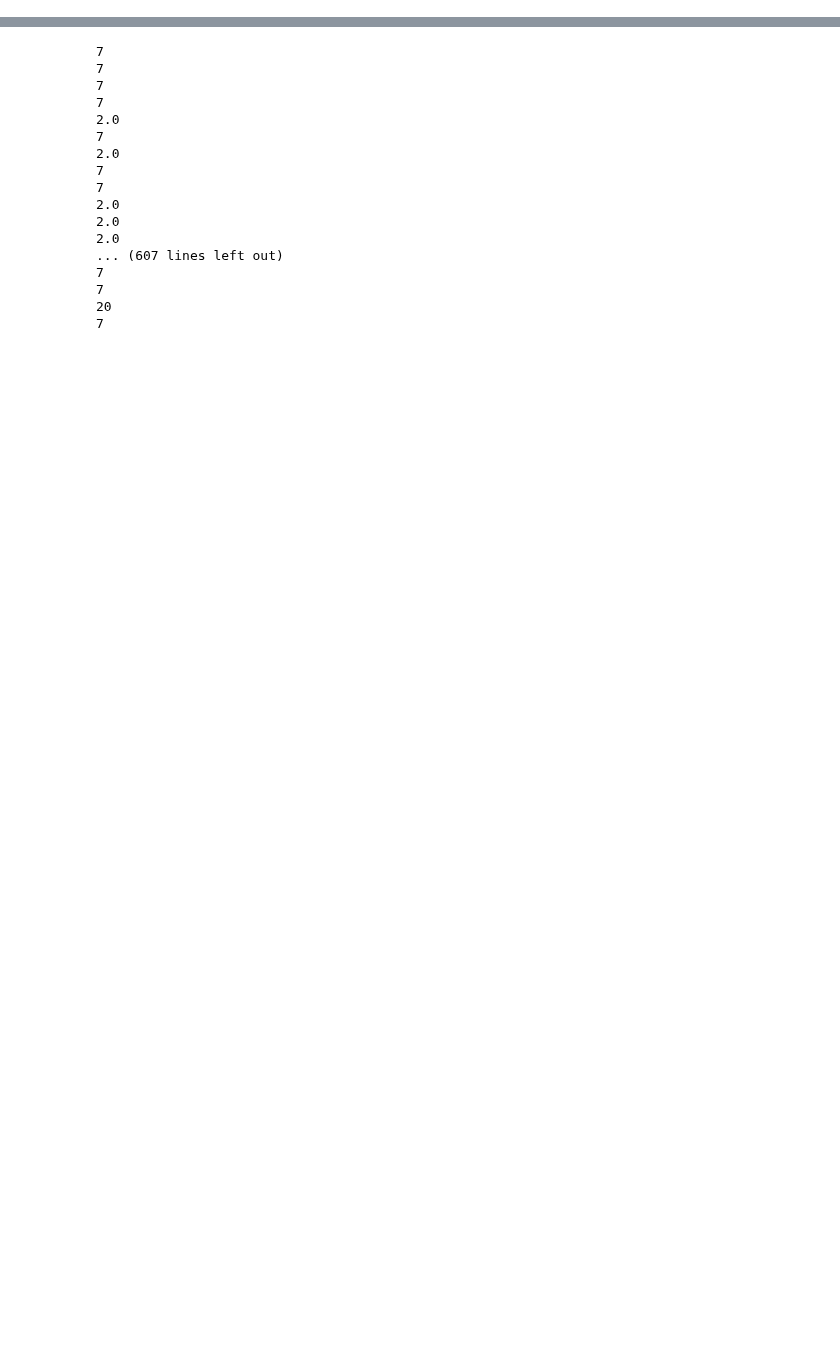
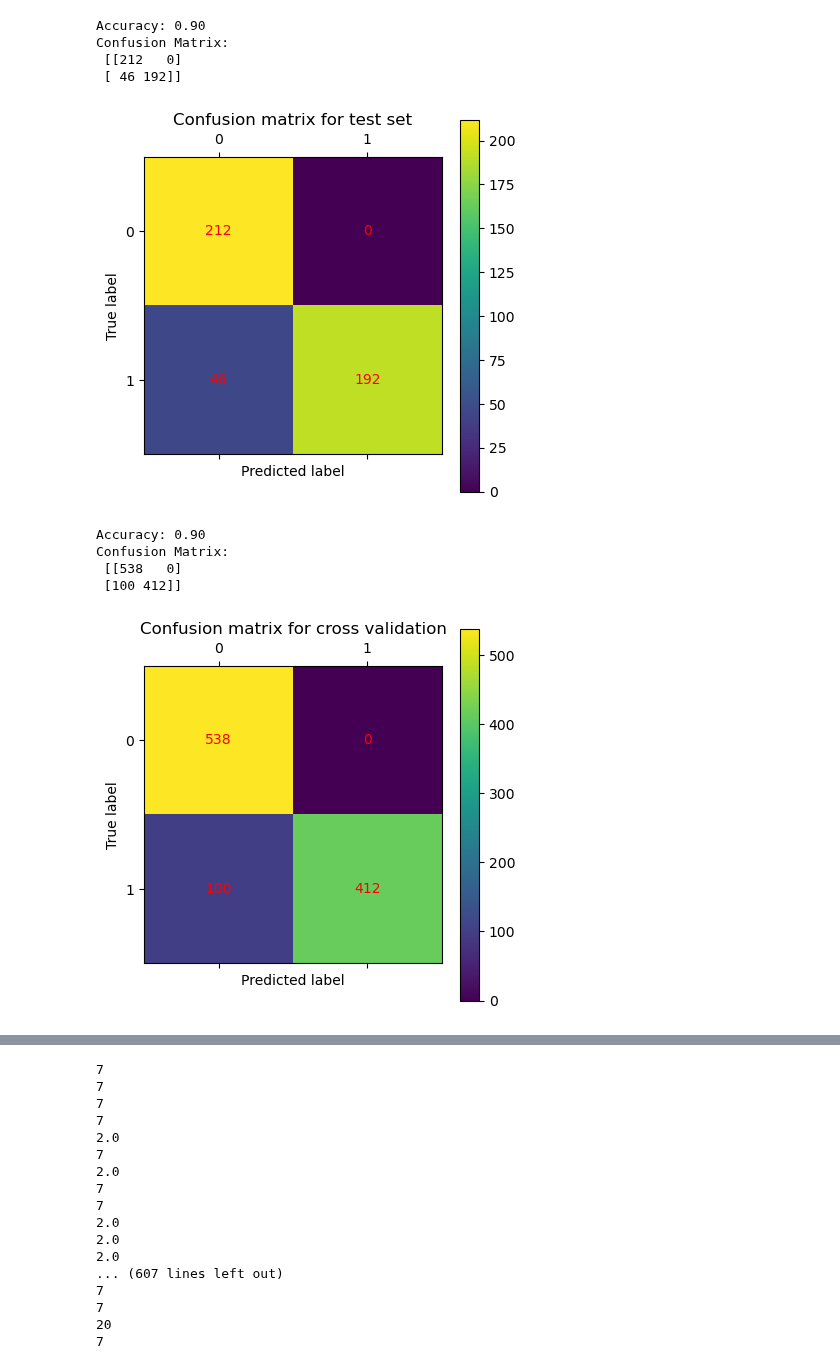
Before and after one commit to hinmiro/dataIsBeautifull_G2, a Jupyter notebook: project/AI_versus_human_code.ipynb, the cells around one changed output, grey strips where cells are left out. Saved outputs shown, nothing was run; the diff lists cells and outputs as text; code cells hidden in the pictures; blank space fills up the shorter version.

```diff
--- a/project/AI_versus_human_code.ipynb
+++ b/project/AI_versus_human_code.ipynb
@@ -51,0 +67,61 @@ df
+# %%
+from matplotlib import pyplot as plt
+from sklearn.metrics import confusion_matrix, accuracy_score
+from sklearn.model_selection import cross_val_predict
+
+# Predict on test set
+y_test_prediction = model.predict(X_test_scaled)
+
+# Initialize confusion matrix
+cm = confusion_matrix(y_test, y_test_prediction)
+
+# Accuracy score for y_test
+accuracy = accuracy_score(y_test, y_test_prediction)
+print("Accuracy: %0.2f" % accuracy)
+print("Confusion Matrix:\n", cm)
+
+# Visualize confusion matrix for test dataset
+plt.matshow(cm)
+plt.title('Confusion matrix for test set')
+plt.colorbar()
+plt.ylabel('True label')
+plt.xlabel('Predicted label')
+for i in range(2):
+    for j in range(2):
+        plt.text(j, i, cm[i, j], ha='center', va='center', color='red')
+plt.show()
+
+# Cross Validation
+y_prediction = cross_val_predict(estimator=model, X=X_train_scaled, y=y_train, cv=10)
+
+# Initialize confusion matrix
+cm = confusion_matrix(y_train, y_prediction)
+
+# Accuracy score for y
+accuracy = accuracy_score(y_train, y_prediction)
+
+print("Accuracy: %0.2f" % accuracy)
+print("Confusion Matrix:\n", cm)
+
+# Visualize confusion matrix
+plt.matshow(cm)
+plt.title('Confusion matrix for cross validation')
+plt.colorbar()
+plt.ylabel('True label')
+plt.xlabel('Predicted label')
+# Include counts
+for i in range(2):
+    for j in range(2):
+        plt.text(j, i, cm[i, j], ha='center', va='center', color='red')
+plt.show()
+# %% [output]
+Accuracy: 0.90
+Confusion Matrix:
+ [[212   0]
+ [ 46 192]]
+[figure, added]
+Accuracy: 0.90
+Confusion Matrix:
+ [[538   0]
+ [100 412]]
+[figure, added]
```
Also changed, not shown: parts of 5 cells of this notebook.
